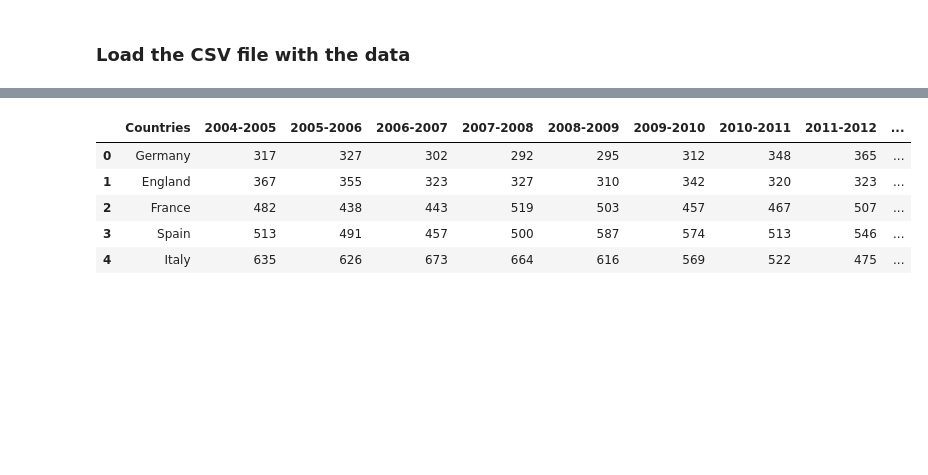
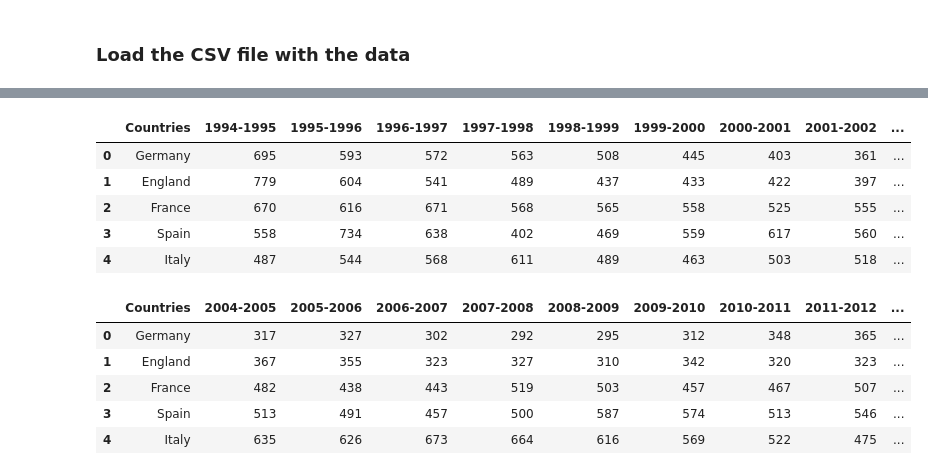
Before and after one commit to jpreyesm03/Data-Science-Fun-Projects, a Jupyter notebook: Top 5 Leagues/france_statistical_analysis.ipynb, the cells around one changed output, grey strips where cells are left out. Cells and saved outputs as stored; diff of their text form; code cells hidden in the pictures; blank space fills up the shorter version.

```diff
--- a/Top 5 Leagues/france_statistical_analysis.ipynb
+++ b/Top 5 Leagues/france_statistical_analysis.ipynb
@@ -15,16 +30,33 @@ from scipy.stats import linregress
 # %%
-# Read Top 5 Leagues 25 Countries CSV file
-df = pd.read_csv(r"C:\Users\jprey\OneDrive\Escritorio\JP\KUL\5th Semester (Polimi)\MIT IDSS\Practice Projects\Top 5 Leagues\top_5_leagues_25_countries_cumulative.csv")
+# Create a sub-dataframe that includes only the 5 nations with the most overall goals between 1994-2004
+thirty_years_ago = df.iloc[:5, [0,32,33,34,35,36,37,38,39,40,41]]
+# Add a column with its mean, use np.floor to avoid fractional goals.
+thirty_years_ago['Mean'] = np.floor(thirty_years_ago.iloc[:, 1:].mean(axis=1))
+# Make it an int.
+thirty_years_ago["Mean"] = thirty_years_ago["Mean"].astype(int)
 
 # Create a sub-dataframe that includes only the 5 nations with the most overall goals between 2004-2014
 previous_ten_years = df.iloc[:5, [0,42,43,44,45,46,47,48,49,50,51]]
-# Add a column with its mean
-previous_ten_years['Mean'] = previous_ten_years.iloc[:, 1:].mean(axis=1)
+# Add a column with its mean, use np.floor to avoid fractional goals.
+previous_ten_years['Mean'] = np.floor(previous_ten_years.iloc[:, 1:].mean(axis=1))
+# Make it an int.
+previous_ten_years["Mean"] = previous_ten_years["Mean"].astype(int)
 
 # Create a sub-dataframe that includes only the 5 nations with the most overall goals between 2014-2024
-this_ten_years = df.iloc[:5,[0,52,53,54,55,56,57,58,59,60,61]]
-# Add a column with its mean
-this_ten_years['Mean'] = this_ten_years.iloc[:, 1:].mean(axis=1)
+these_ten_years = df.iloc[:5,[0,52,53,54,55,56,57,58,59,60,61]]
+# Add a column with its mean, use np.floor to avoid fractional goals.
+these_ten_years['Mean'] = np.floor(these_ten_years.iloc[:, 1:].mean(axis=1))
+# Make it an int.
+these_ten_years["Mean"] = these_ten_years["Mean"].astype(int)
+# %%
+thirty_years_ago
+# %% [output]
+|  | Countries | 1994-1995 | 1995-1996 | 1996-1997 | 1997-1998 | 1998-1999 | 1999-2000 | 2000-2001 | 2001-2002 | ... |
+| 0 | Germany | 695 | 593 | 572 | 563 | 508 | 445 | 403 | 361 | ... |
+| 1 | England | 779 | 604 | 541 | 489 | 437 | 433 | 422 | 397 | ... |
+| 2 | France | 670 | 616 | 671 | 568 | 565 | 558 | 525 | 555 | ... |
+| 3 | Spain | 558 | 734 | 638 | 402 | 469 | 559 | 617 | 560 | ... |
+| 4 | Italy | 487 | 544 | 568 | 611 | 489 | 463 | 503 | 518 | ... |
 # %%
 previous_ten_years
 # %% [output]
```
Also changed, not shown: parts of 23 cells of this notebook.
